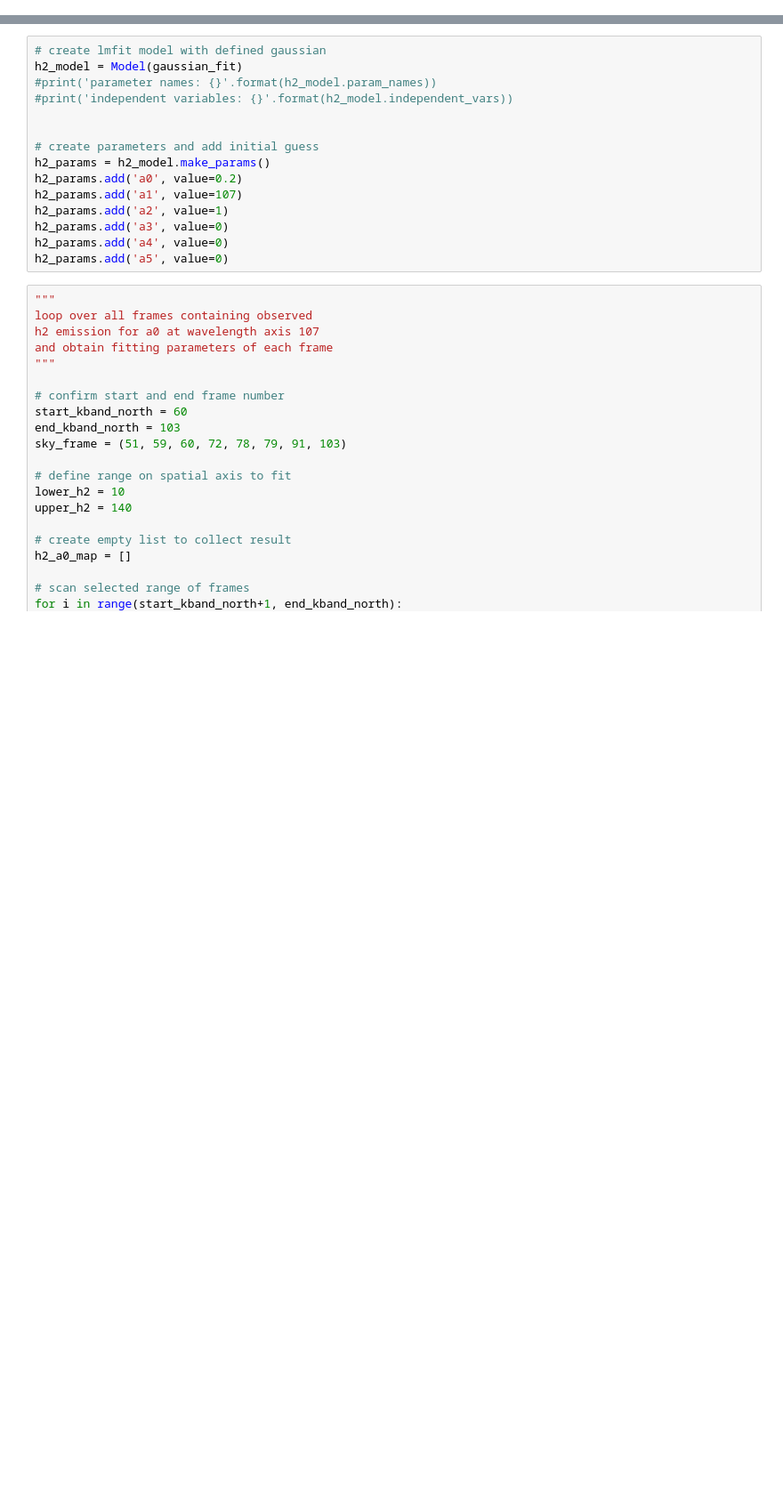
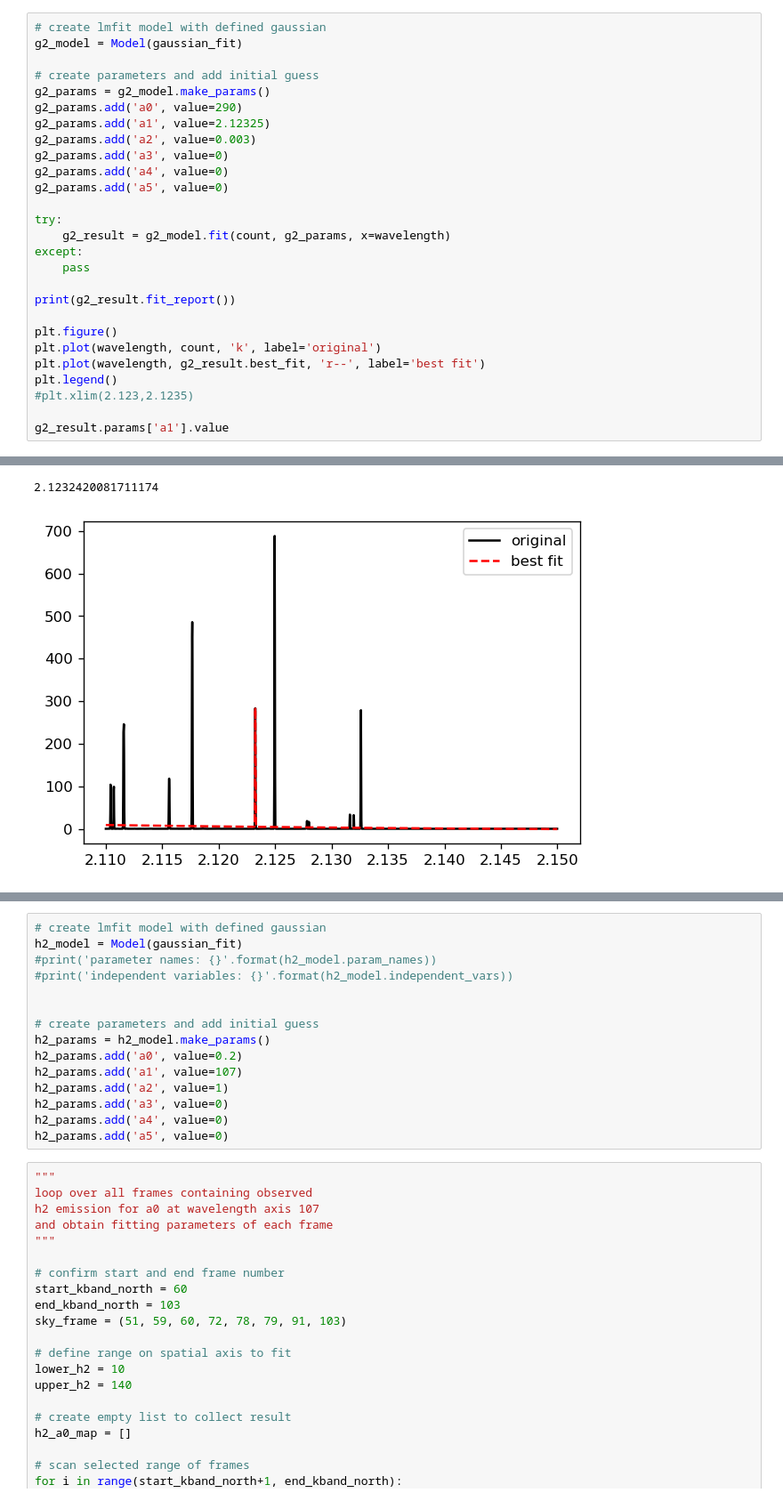
Before and after one commit to ruoyanwangdr/Dynamics-of-Jovian-Infrared-Auroral-Ionosphere-and-Thermosphere, a Jupyter notebook: h3p_map.ipynb, the cells around one changed output, grey strips where cells are left out. Shown at 89% size. Drawn from its saved outputs; the diff is of its cells as text; blank space fills up the shorter version.

```diff
--- a/h3p_map.ipynb
+++ b/h3p_map.ipynb
@@ -164,0 +231,28 @@ def gaussian_fit(x, a0, a1, a2, a3, a4, a5):
+# %%
+# create lmfit model with defined gaussian
+g2_model = Model(gaussian_fit)
+
+# create parameters and add initial guess
+g2_params = g2_model.make_params()
+g2_params.add('a0', value=290)
+g2_params.add('a1', value=2.12325)
+g2_params.add('a2', value=0.003)
+g2_params.add('a3', value=0)
+g2_params.add('a4', value=0)
+g2_params.add('a5', value=0)
+
+try:
+    g2_result = g2_model.fit(count, g2_params, x=wavelength)
+except:
+    pass
+
+print(g2_result.fit_report())
+
+plt.figure()
+plt.plot(wavelength, count, 'k', label='original')
+plt.plot(wavelength, g2_result.best_fit, 'r--', label='best fit')
+plt.legend()
+#plt.xlim(2.123,2.1235)
+
+g2_result.params['a1'].value
+# %% [output]
@@ -164,0 +276,2 @@ def gaussian_fit(x, a0, a1, a2, a3, a4, a5):
+2.1232420081711174
+[figure, added]
```
Also changed, not shown: parts of 6 cells of this notebook.
